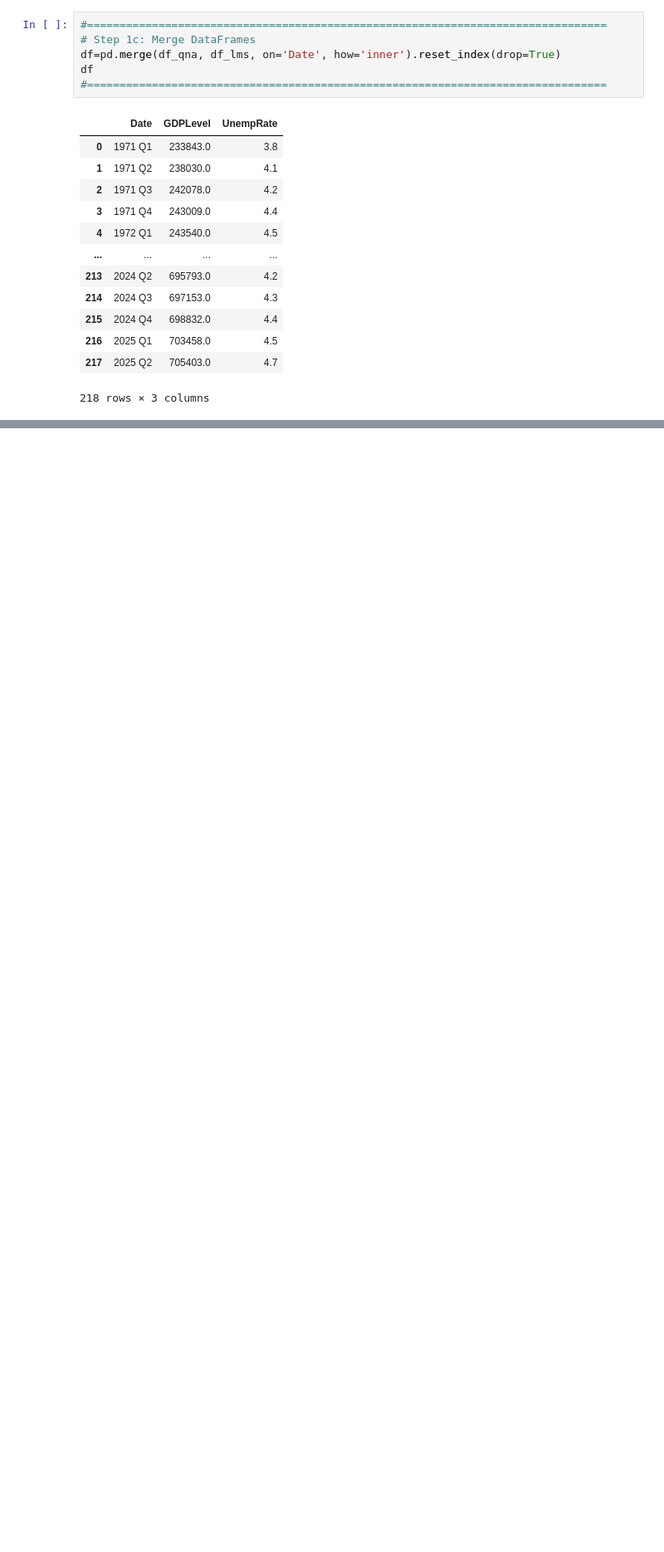
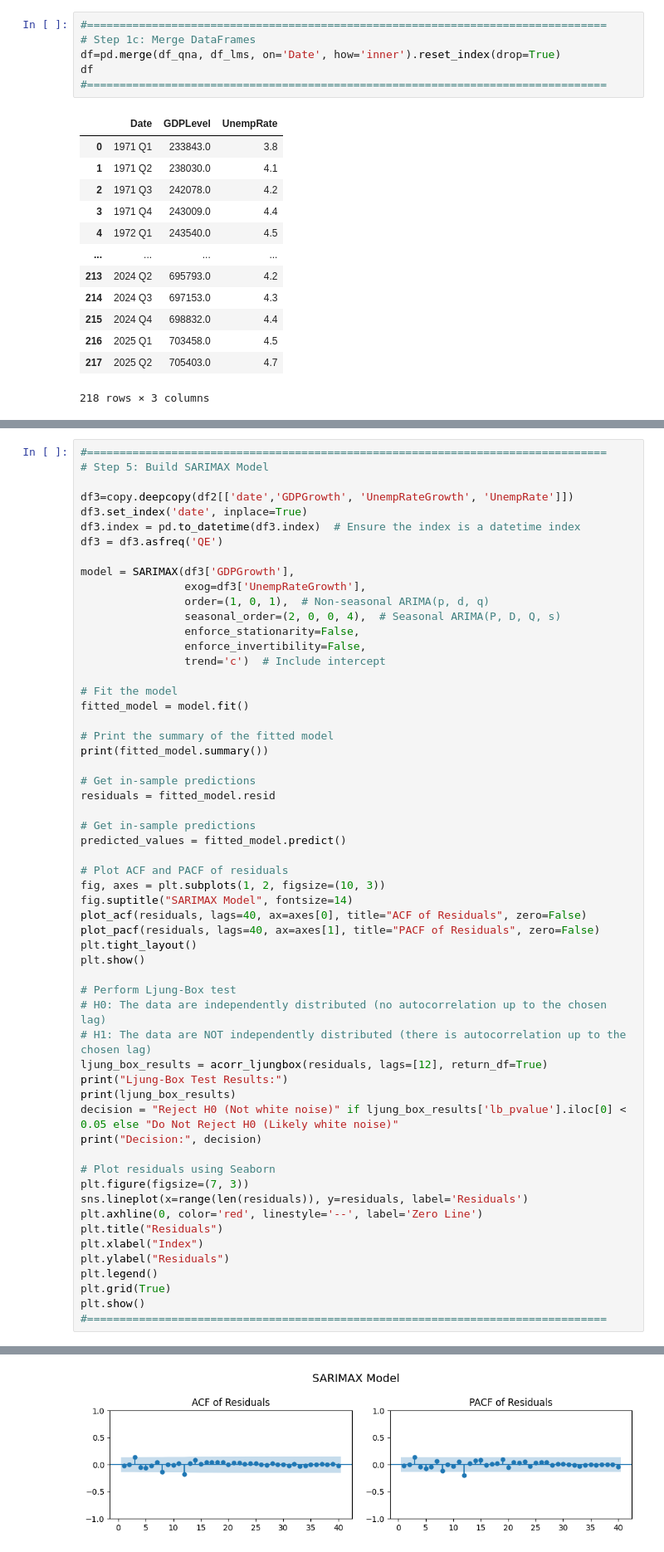
Before and after one commit to MarkThackham/MarkThackham.github.io, a Jupyter notebook: Portfolio/machine-learning/sarimax-gdp/sarimax-gpp.ipynb, the cells around one changed output, grey strips where cells are left out. Shown at 83% size. Drawn from its saved outputs; the diff is of its cells as text; blank space fills up the shorter version.

```diff
--- a/Portfolio/machine-learning/sarimax-gdp/sarimax-gpp.ipynb
+++ b/Portfolio/machine-learning/sarimax-gdp/sarimax-gpp.ipynb
@@ -282,0 +302,58 @@ Rej H0, time series is stationary
+# %%
+#================================================================================
+# Step 5: Build SARIMAX Model
+
+df3=copy.deepcopy(df2[['date','GDPGrowth', 'UnempRateGrowth', 'UnempRate']])
+df3.set_index('date', inplace=True)
+df3.index = pd.to_datetime(df3.index)  # Ensure the index is a datetime index
+df3 = df3.asfreq('QE')
+
+model = SARIMAX(df3['GDPGrowth'],
+                exog=df3['UnempRateGrowth'],
+                order=(1, 0, 1),  # Non-seasonal ARIMA(p, d, q)
+                seasonal_order=(2, 0, 0, 4),  # Seasonal ARIMA(P, D, Q, s)
+                enforce_stationarity=False,
+                enforce_invertibility=False,
+                trend='c')  # Include intercept
+
+# Fit the model
+fitted_model = model.fit()
+
+# Print the summary of the fitted model
+print(fitted_model.summary())
+
+# Get in-sample predictions
+residuals = fitted_model.resid
+
+# Get in-sample predictions
+predicted_values = fitted_model.predict()
+
+# Plot ACF and PACF of residuals
+fig, axes = plt.subplots(1, 2, figsize=(10, 3))
+fig.suptitle("SARIMAX Model", fontsize=14)
+plot_acf(residuals, lags=40, ax=axes[0], title="ACF of Residuals", zero=False)
+plot_pacf(residuals, lags=40, ax=axes[1], title="PACF of Residuals", zero=False)
+plt.tight_layout()
+plt.show()
+
+# Perform Ljung-Box test
+# H0: The data are independently distributed (no autocorrelation up to the chosen lag)
+# H1: The data are NOT independently distributed (there is autocorrelation up to the chosen lag)
+ljung_box_results = acorr_ljungbox(residuals, lags=[12], return_df=True)
+print("Ljung-Box Test Results:")
+print(ljung_box_results)
+decision = "Reject H0 (Not white noise)" if ljung_box_results['lb_pvalue'].iloc[0] < 0.05 else "Do Not Reject H0 (Likely white noise)"
+print("Decision:", decision)
+
+# Plot residuals using Seaborn
+plt.figure(figsize=(7, 3))
+sns.lineplot(x=range(len(residuals)), y=residuals, label='Residuals')
+plt.axhline(0, color='red', linestyle='--', label='Zero Line')
+plt.title("Residuals")
+plt.xlabel("Index")
+plt.ylabel("Residuals")
+plt.legend()
+plt.grid(True)
+plt.show()
+#================================================================================
+# %% [output]
@@ -282,0 +377 @@ Rej H0, time series is stationary
+[figure, added]
```
Also changed, not shown: parts of 14 cells of this notebook.
